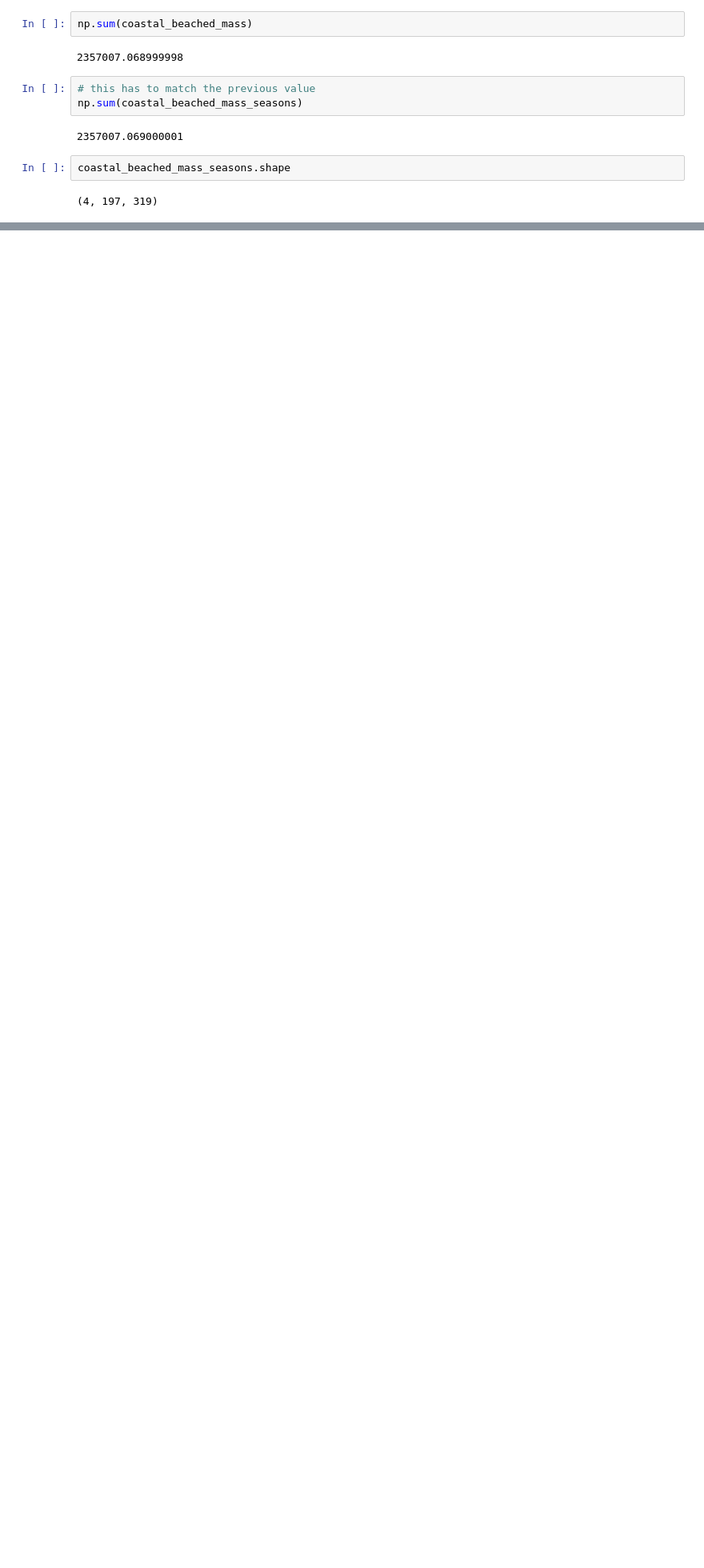
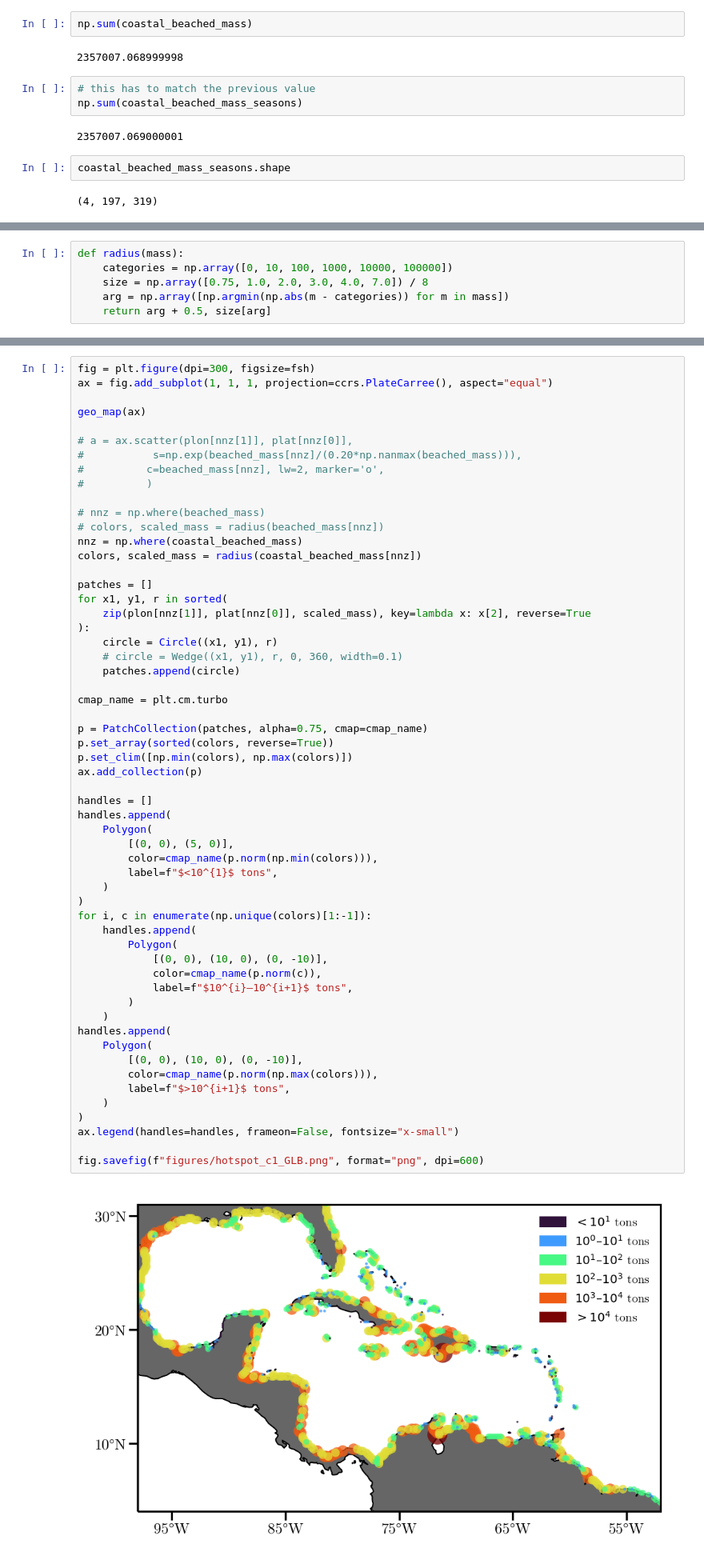
Before and after one commit to philippemiron/marine-litter-caribbean, a Jupyter notebook: notebooks/hotspots.ipynb, the cells around one changed output, grey strips where cells are left out. Shown at 80% size. Saved outputs shown, nothing was run; the diff lists cells and outputs as text; blank space fills up the shorter version.

```diff
--- a/notebooks/hotspots.ipynb
+++ b/notebooks/hotspots.ipynb
@@ -702,0 +919,6 @@ fig.savefig(f'figures/hotspot_seasonality_c3.png', format='png', dpi=600)
+# %%
+def radius(mass):
+    categories = np.array([0, 10, 100, 1000, 10000, 100000])
+    size = np.array([0.75, 1.0, 2.0, 3.0, 4.0, 7.0]) / 8
+    arg = np.array([np.argmin(np.abs(m - categories)) for m in mass])
+    return arg + 0.5, size[arg]
@@ -702,0 +932,59 @@ fig.savefig(f'figures/hotspot_seasonality_c3.png', format='png', dpi=600)
+# %%
+fig = plt.figure(dpi=300, figsize=fsh)
+ax = fig.add_subplot(1, 1, 1, projection=ccrs.PlateCarree(), aspect="equal")
+
+geo_map(ax)
+
+# a = ax.scatter(plon[nnz[1]], plat[nnz[0]],
+#           s=np.exp(beached_mass[nnz]/(0.20*np.nanmax(beached_mass))),
+#          c=beached_mass[nnz], lw=2, marker='o',
+#          )
+
+# nnz = np.where(beached_mass)
+# colors, scaled_mass = radius(beached_mass[nnz])
+nnz = np.where(coastal_beached_mass)
+colors, scaled_mass = radius(coastal_beached_mass[nnz])
+
+patches = []
+for x1, y1, r in sorted(
+    zip(plon[nnz[1]], plat[nnz[0]], scaled_mass), key=lambda x: x[2], reverse=True
+):
+    circle = Circle((x1, y1), r)
+    # circle = Wedge((x1, y1), r, 0, 360, width=0.1)
+    patches.append(circle)
+
+cmap_name = plt.cm.turbo
+
+p = PatchCollection(patches, alpha=0.75, cmap=cmap_name)
+p.set_array(sorted(colors, reverse=True))
+p.set_clim([np.min(colors), np.max(colors)])
+ax.add_collection(p)
+
+handles = []
+handles.append(
+    Polygon(
+        [(0, 0), (5, 0)],
+        color=cmap_name(p.norm(np.min(colors))),
+        label=f"$<10^{1}$ tons",
+    )
+)
+for i, c in enumerate(np.unique(colors)[1:-1]):
+    handles.append(
+        Polygon(
+            [(0, 0), (10, 0), (0, -10)],
+            color=cmap_name(p.norm(c)),
+            label=f"$10^{i}–10^{i+1}$ tons",
+        )
+    )
+handles.append(
+    Polygon(
+        [(0, 0), (10, 0), (0, -10)],
+        color=cmap_name(p.norm(np.max(colors))),
+        label=f"$>10^{i+1}$ tons",
+    )
+)
+ax.legend(handles=handles, frameon=False, fontsize="x-small")
+
+fig.savefig(f"figures/hotspot_c1_GLB.png", format="png", dpi=600)
+# %% [output]
+[figure, added]
```
Also changed, not shown: parts of 58 cells of this notebook, 10 other files.
